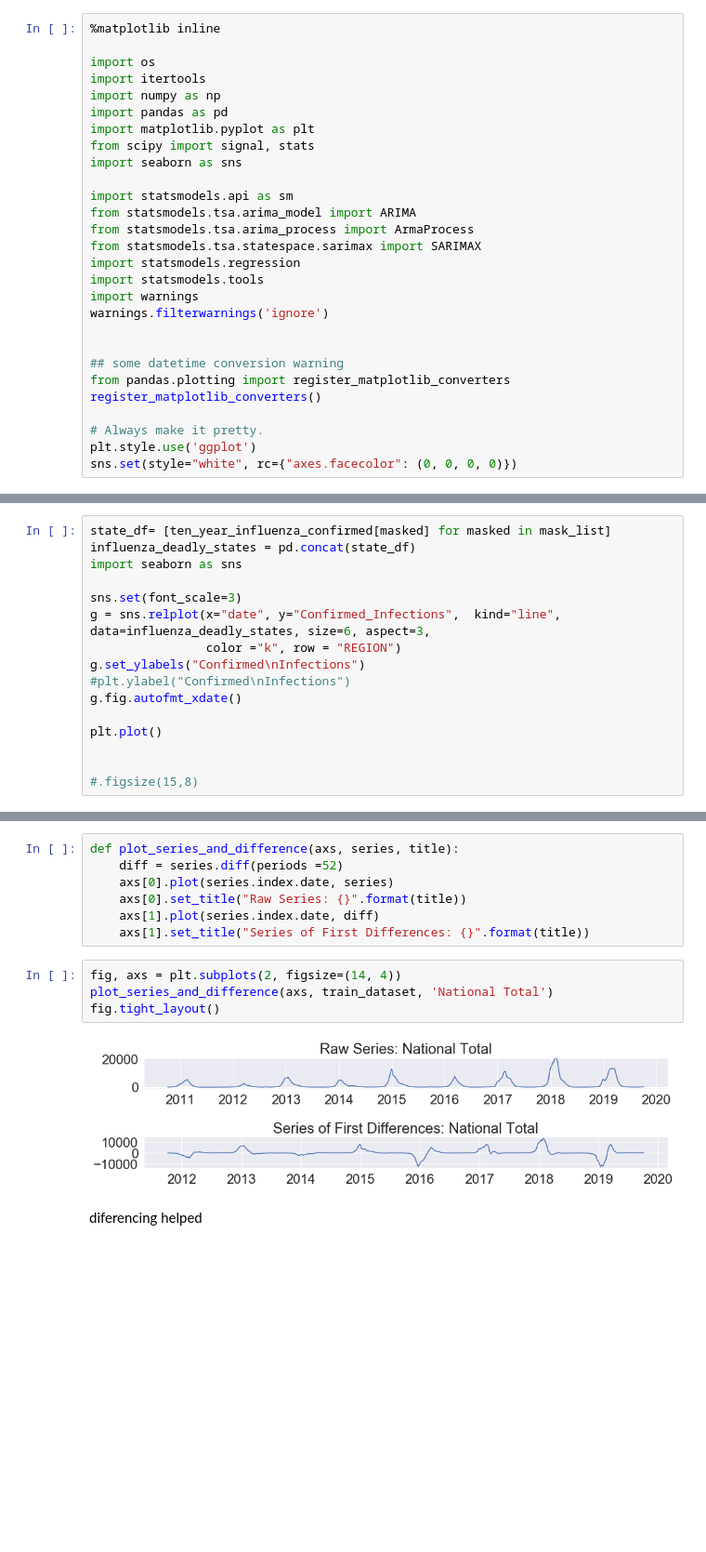
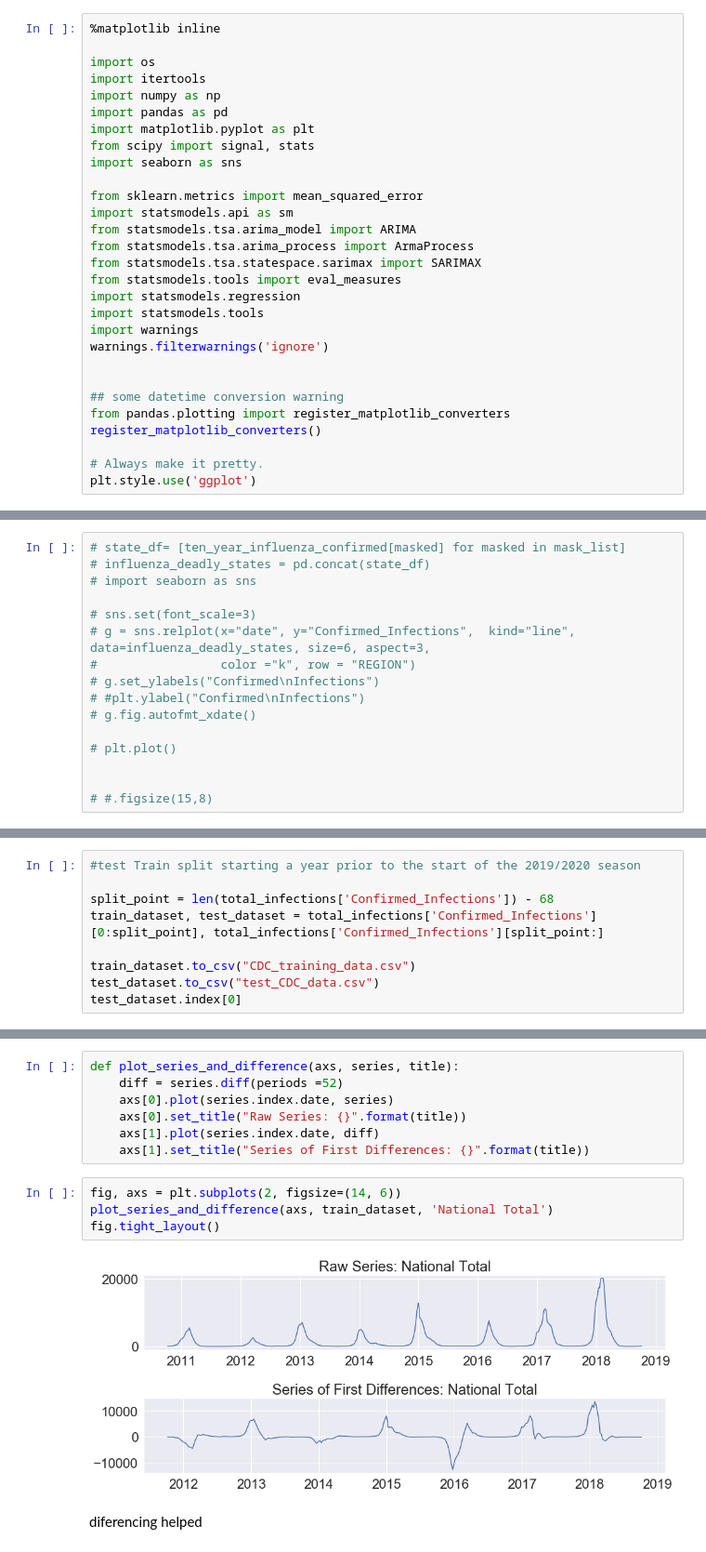
Before and after one commit to clayton-summitt/Influenza, a Jupyter notebook: CDC_Influenza_surveillance_by_state.ipynb, the cells around one changed output, grey strips where cells are left out. Shown at 93% size. Saved outputs shown, nothing was run; the diff lists cells and outputs as text; blank space fills up the shorter version.

```diff
--- a/CDC_Influenza_surveillance_by_state.ipynb
+++ b/CDC_Influenza_surveillance_by_state.ipynb
@@ -9,10 +9,12 @@ import matplotlib.pyplot as plt
 from scipy import signal, stats
 import seaborn as sns
 
+from sklearn.metrics import mean_squared_error
 import statsmodels.api as sm
 from statsmodels.tsa.arima_model import ARIMA
 from statsmodels.tsa.arima_process import ArmaProcess
 from statsmodels.tsa.statespace.sarimax import SARIMAX
+from statsmodels.tools import eval_measures
 import statsmodels.regression
 import statsmodels.tools
 import warnings
@@ -25,7 +27,6 @@ register_matplotlib_converters()
 
 # Always make it pretty.
 plt.style.use('ggplot')
-sns.set(style="white", rc={"axes.facecolor": (0, 0, 0, 0)})
 # %%
 #read in CDC data from clinical labs
 clinical_lab_df = pd.read_csv("/Users/GuntherUlvanget/Capstone/Capstone2/Influenza/stateFluViewPhase2Data 2/WHO_NREVSS_Clinical_Labs.csv",header = 1, na_values = 'X', na_filter = True)
@@ -161,21 +173,21 @@ def graph_states(df):
 [figure]
 [figure]
 # %%
-state_df= [ten_year_influenza_confirmed[masked] for masked in mask_list]
-influenza_deadly_states = pd.concat(state_df)
-import seaborn as sns
+# state_df= [ten_year_influenza_confirmed[masked] for masked in mask_list]
+# influenza_deadly_states = pd.concat(state_df)
+# import seaborn as sns
 
-sns.set(font_scale=3)
-g = sns.relplot(x="date", y="Confirmed_Infections",  kind="line", data=influenza_deadly_states, size=6, aspect=3,
-                color ="k", row = "REGION")
-g.set_ylabels("Confirmed\nInfections")
-#plt.ylabel("Confirmed\nInfections")
-g.fig.autofmt_xdate()
+# sns.set(font_scale=3)
+# g = sns.relplot(x="date", y="Confirmed_Infections",  kind="line", data=influenza_deadly_states, size=6, aspect=3,
+#                 color ="k", row = "REGION")
+# g.set_ylabels("Confirmed\nInfections")
+# #plt.ylabel("Confirmed\nInfections")
+# g.fig.autofmt_xdate()
 
-plt.plot()
+# plt.plot()
 
 
-#.figsize(15,8)
+# #.figsize(15,8)
 # %% [output]
 []
 [figure]
@@ -217,0 +213,9 @@ Name: Confirmed_Infections, dtype: float64
+# %%
+#test Train split starting a year prior to the start of the 2019/2020 season
+
+split_point = len(total_infections['Confirmed_Infections']) - 68
+train_dataset, test_dataset = total_infections['Confirmed_Infections'][0:split_point], total_infections['Confirmed_Infections'][split_point:]
+
+train_dataset.to_csv("CDC_training_data.csv")
+test_dataset.to_csv("test_CDC_data.csv")
+test_dataset.index[0]
@@ -242,11 +273,11 @@ def plot_series_and_difference(axs, series, title):
     axs[1].plot(series.index.date, diff)
     axs[1].set_title("Series of First Differences: {}".format(title))
 # %%
-fig, axs = plt.subplots(2, figsize=(14, 4))
+fig, axs = plt.subplots(2, figsize=(14, 6))
 plot_series_and_difference(axs, train_dataset, 'National Total')
 fig.tight_layout()
 # %% [output]
-[figure, old version]
+[figure, new version]
 # %% [markdown]
 diferencing helped
 # %%
```
Also changed, not shown: parts of 82 cells of this notebook.
